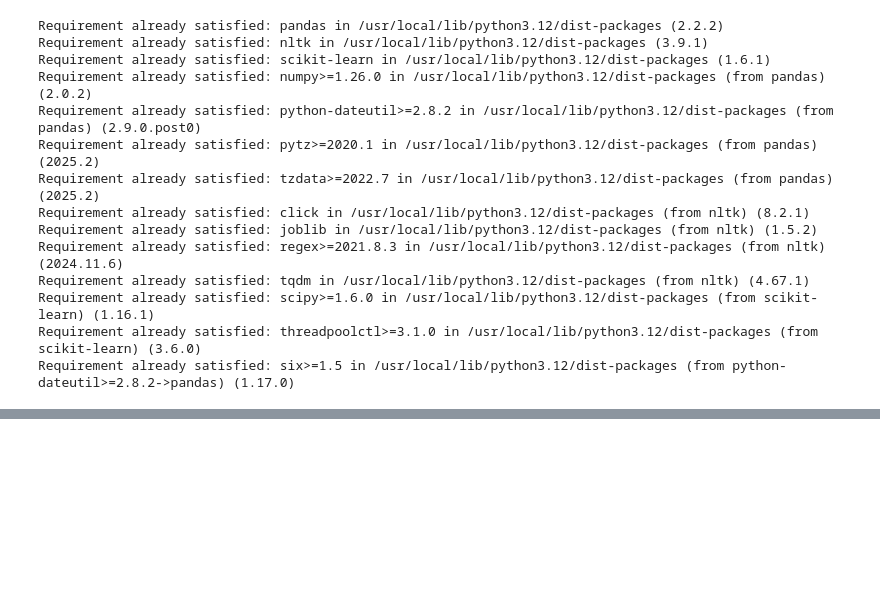
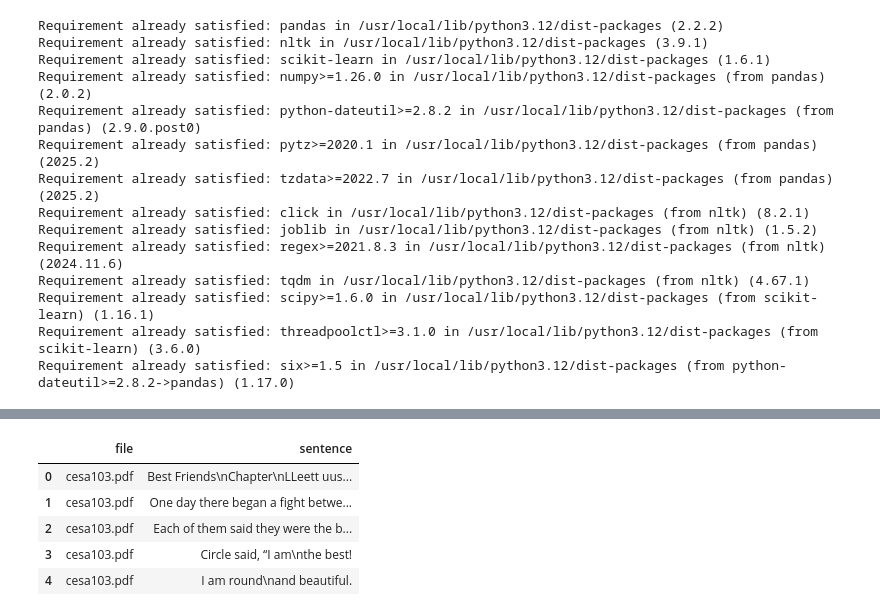
Before and after one commit to Ananyas-7/ai-dyslexia-tool, a Jupyter notebook: notebooks/data_preprocessing.ipynb, the cells around one changed output, grey strips where cells are left out. Cells and saved outputs as stored; diff of their text form; code cells hidden in the pictures; blank space fills up the shorter version.

```diff
--- a/notebooks/data_preprocessing.ipynb
+++ b/notebooks/data_preprocessing.ipynb
@@ -64,0 +186,34 @@ print(os.listdir(pdf_folder))
+# %%
+import pdfplumber
+import pandas as pd
+from nltk.tokenize import sent_tokenize
+import nltk
+import os
+
+# download required NLTK data
+nltk.download('punkt')
+nltk.download('punkt_tab')
+
+pdf_folder = "/content"
+all_sentences = []
+
+for file in os.listdir(pdf_folder):
+    if file.endswith(".pdf"):
+        path = os.path.join(pdf_folder, file)
+        try:
+            with pdfplumber.open(path) as pdf:
+                for page in pdf.pages:
+                    text = page.extract_text()
+                    if text:
+                        for sent in sent_tokenize(text):
+                            sent = sent.strip()
+                            if len(sent) > 3:
+                                all_sentences.append({"file": file, "sentence": sent})
+        except Exception as e:
+            print(f"⚠️ Skipped {file}: {e}")
+
+# Save results
+df = pd.DataFrame(all_sentences)
+df.to_csv("children_books_sentences.csv", index=False)
+df.head()
+# %% [output]
@@ -64,0 +237,6 @@ print(os.listdir(pdf_folder))
+|  | file | sentence |
+| 0 | cesa103.pdf | Best Friends\nChapter\nLLeett uus... |
+| 1 | cesa103.pdf | One day there began a fight betwe... |
+| 2 | cesa103.pdf | Each of them said they were the b... |
+| 3 | cesa103.pdf | Circle said, “I am\nthe best! |
+| 4 | cesa103.pdf | I am round\nand beautiful. |
```
Also changed, not shown: parts of 17 cells of this notebook.
